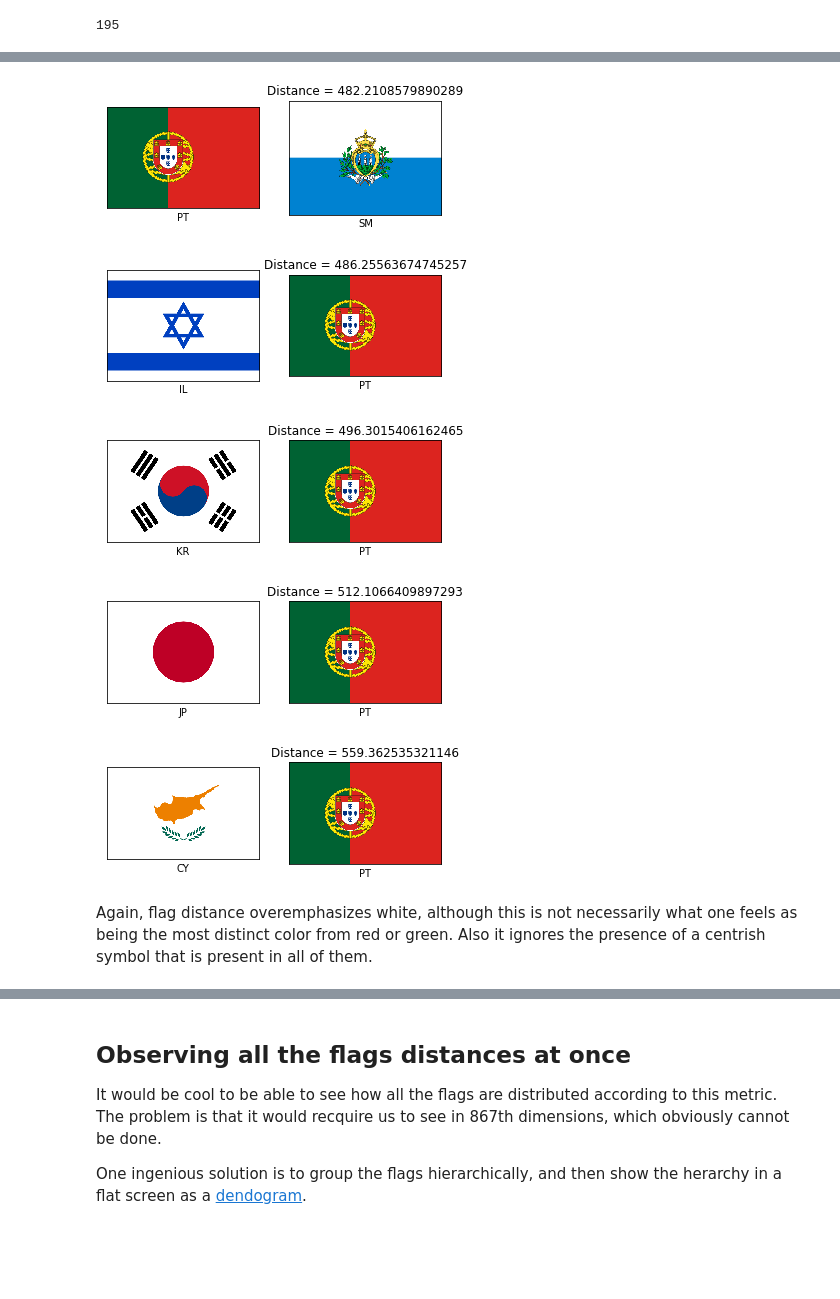
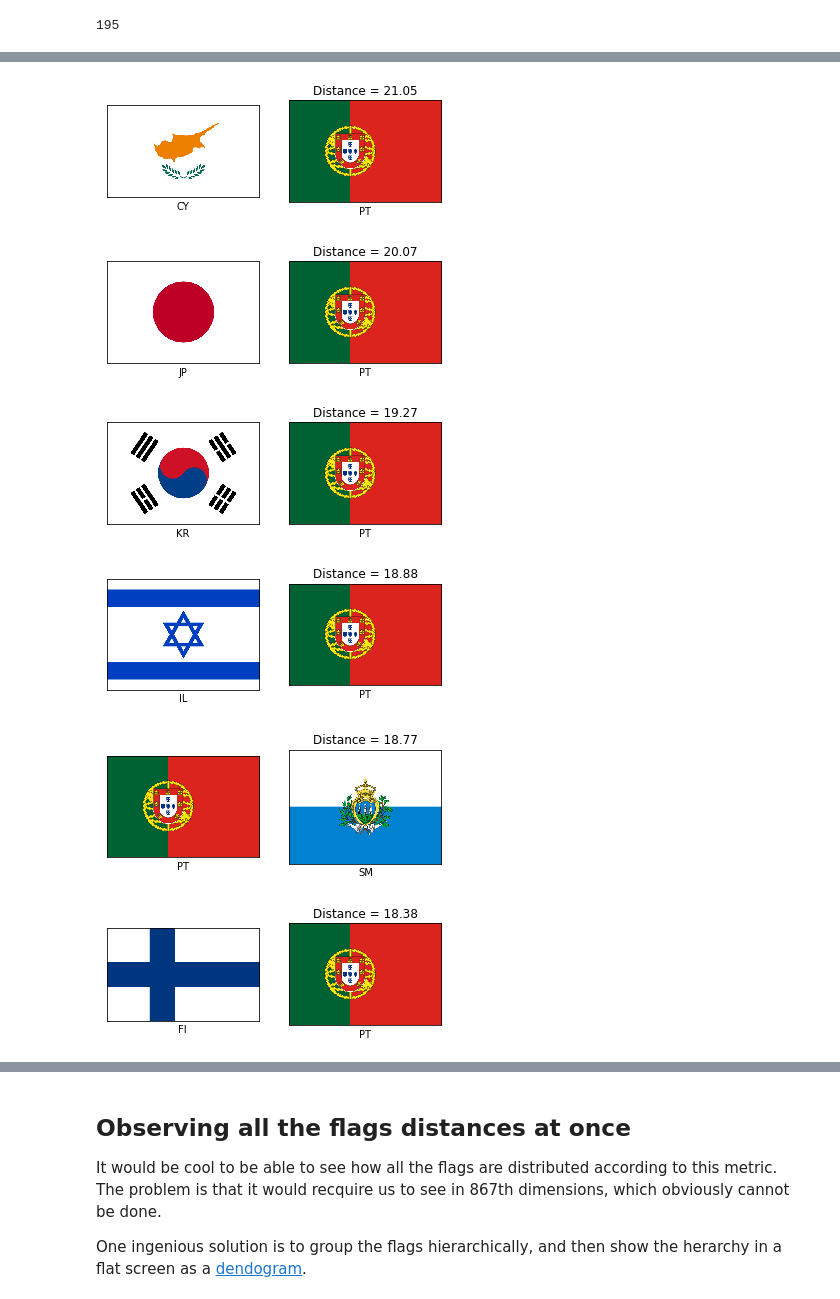
Before and after one commit to ricardoV94/stats, a Jupyter notebook: flags/Flags dendogram.ipynb, the cells around one changed output, grey strips where cells are left out. Cells and saved outputs as stored; diff of their text form; code cells hidden in the pictures; blank space fills up the shorter version.

```diff
--- a/flags/Flags dendogram.ipynb
+++ b/flags/Flags dendogram.ipynb
@@ -164,7 +161,7 @@ distances = []
 pairs = []
 for i, h1 in enumerate(vectors[:-1]):
     for j, h2 in enumerate(vectors[i+1:]):
-        distances.append(distance.cityblock(h1, h2))
+        distances.append(distance.euclidean(h1, h2))
         pairs.append([i,i+1+j])
 
 distances = np.array(distances)
@@ -235,7 +240,7 @@ sort = np.argsort(pt_comparisons)
 sorted_comparisons = pt_comparisons[sort]
 sorted_pairs = pt_pairs[sort]
 
-for pair, dist in zip(sorted_pairs[:5], sorted_comparisons[:5]):
+for pair, dist in zip(sorted_pairs[:6], sorted_comparisons[:6]):
     plot_flags(pair)
     plt.title(f'Distance = {dist:.2f}')
 # %% [output]
@@ -254,12 +261,11 @@ Now for the most distinct ones:
 # %%
-for pair, dist in zip(sorted_pairs[-5:], sorted_comparisons[-5:]):
+for pair, dist in zip(reversed(sorted_pairs[-6:]), reversed(sorted_comparisons[-6:])):
     plot_flags(pair)
-    plt.title(f'Distance = {dist}')
+    plt.title(f'Distance = {dist:.2f}')
 # %% [output]
-[figure, old version]
+[figure, new version]
-[figure, old version]
+[figure, new version]
-[figure, old version]
+[figure, new version]
-[figure, old version]
+[figure, new version]
-[figure, old version]
+[figure, new version]
+[figure, added]
-# %% [markdown]
-Again, flag distance overemphasizes white, although this is not necessarily what one feels as being the most distinct color from red or green. Also it ignores the presence of a centrish symbol that is present in all of them.
```
Also changed, not shown: parts of 27 cells of this notebook.
